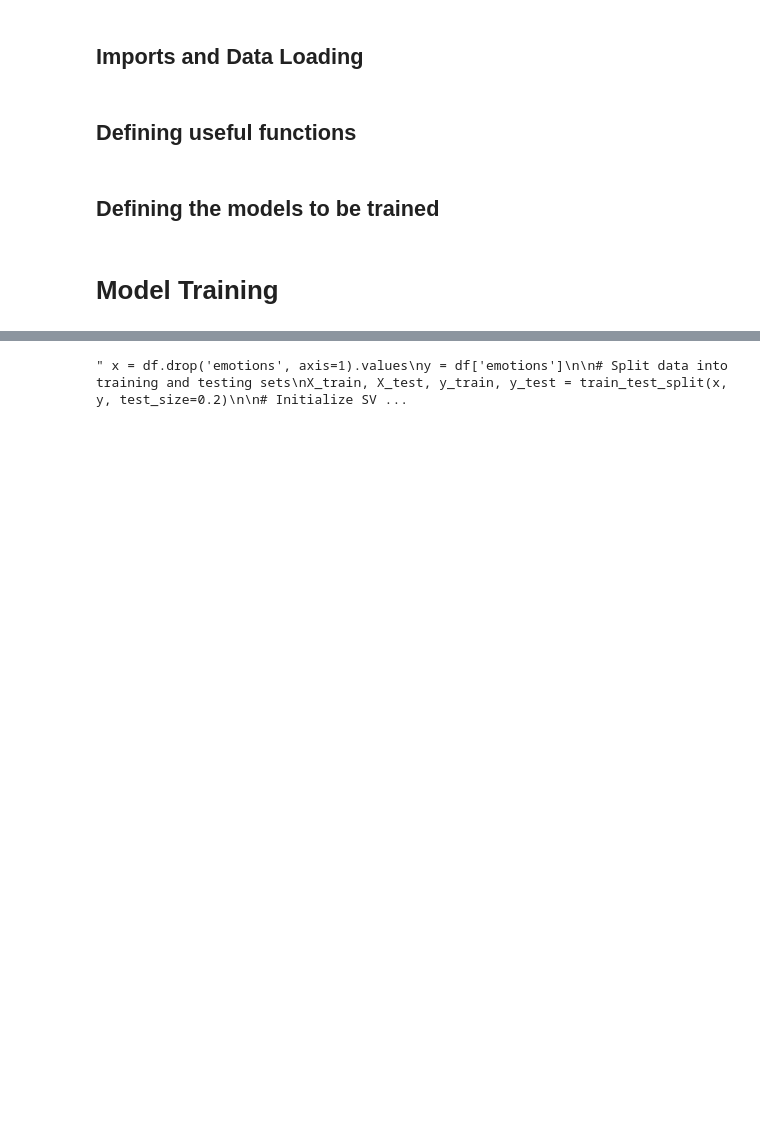
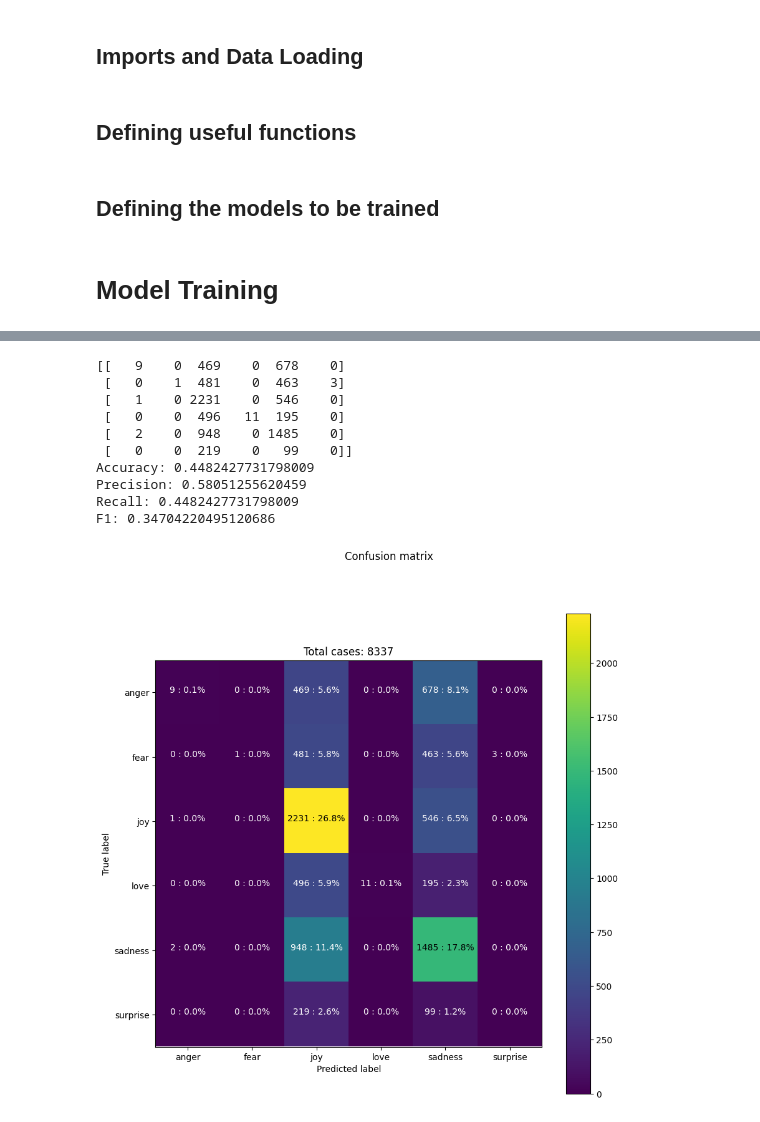
Before and after one commit to m21ark/pln, a Jupyter notebook: 4_models.ipynb, the cells around one changed output, grey strips where cells are left out. Cells and saved outputs as stored; diff of their text form; code cells hidden in the pictures; blank space fills up the shorter version.

```diff
--- a/4_models.ipynb
+++ b/4_models.ipynb
@@ -73,10 +73,10 @@ def train(model, x, y, split_size = 0.2, cross_count = 0):
         scores = cross_validate(model, x, y, scoring=['accuracy', 'precision_macro', 'recall_macro', 'f1_macro'], return_train_score=True)
         print(scores)
 # %%
-def show_cm(cm):
+def show_cm(cm, classes, figsize=(10, 10)):
     # cm = np.array([[TP, FP], [FN, TN]])
-    classes = ['Playoff', 'Eliminated']
-    plt.matshow(cm)
+    plt.figure(figsize=figsize)
+    plt.imshow(cm)
     plt.suptitle('Confusion matrix')
     total = sum(sum(cm))
     plt.title('Total cases: {}'.format(total))
@@ -128,0 +130,3 @@ df.head()
+# %%
+df_features = pd.DataFrame(df['text'].values.tolist())
+df = pd.concat([df_features, df['emotions']], axis=1)
@@ -129,29 +145,40 @@ df.head()
 # %%
-""" x = df.drop('emotions', axis=1).values
+x = df.drop('emotions', axis=1).values
 y = df['emotions']
 
 # Split data into training and testing sets
 X_train, X_test, y_train, y_test = train_test_split(x, y, test_size=0.2)
 
 # Initialize SVM model
-model = MLPClassifier(hidden_layer_sizes=(100, 50), max_iter=1000, random_state=42)
+# model = MLPClassifier(hidden_layer_sizes=(100, 50), max_iter=1000, random_state=42)
+model = models[4]()
 
 # Train the model
 model.fit(X_train, y_train)
 
 # Make predictions
 y_pred = model.predict(X_test)
 
 # Evaluate the model
 evaluate(y_test, y_pred)
 
 # Compute confusion matrix
 cm = confusion_matrix(y_test, y_pred)
 
 # Show confusion matrix
-show_cm(cm) """
+show_cm(cm, y.unique())
 # %% [output]
-" x = df.drop('emotions', axis=1).values\ny = df['emotions']\n\n# Split data into training and testing sets\nX_train, X_test, y_train, y_test = train_test_split(x, y, test_size=0.2)\n\n# Initialize SV ...
+[[   9    0  469    0  678    0]
+ [   0    1  481    0  463    3]
+ [   1    0 2231    0  546    0]
+ [   0    0  496   11  195    0]
+ [   2    0  948    0 1485    0]
+ [   0    0  219    0   99    0]]
+Accuracy: 0.4482427731798009
+Precision: 0.58051255620459
+Recall: 0.4482427731798009
+F1: 0.34704220495120686
+[figure, added]
 # %%
 """ # train all models
 for model in models:
```
Also changed, not shown: parts of 3 cells of this notebook, 3 other files.
